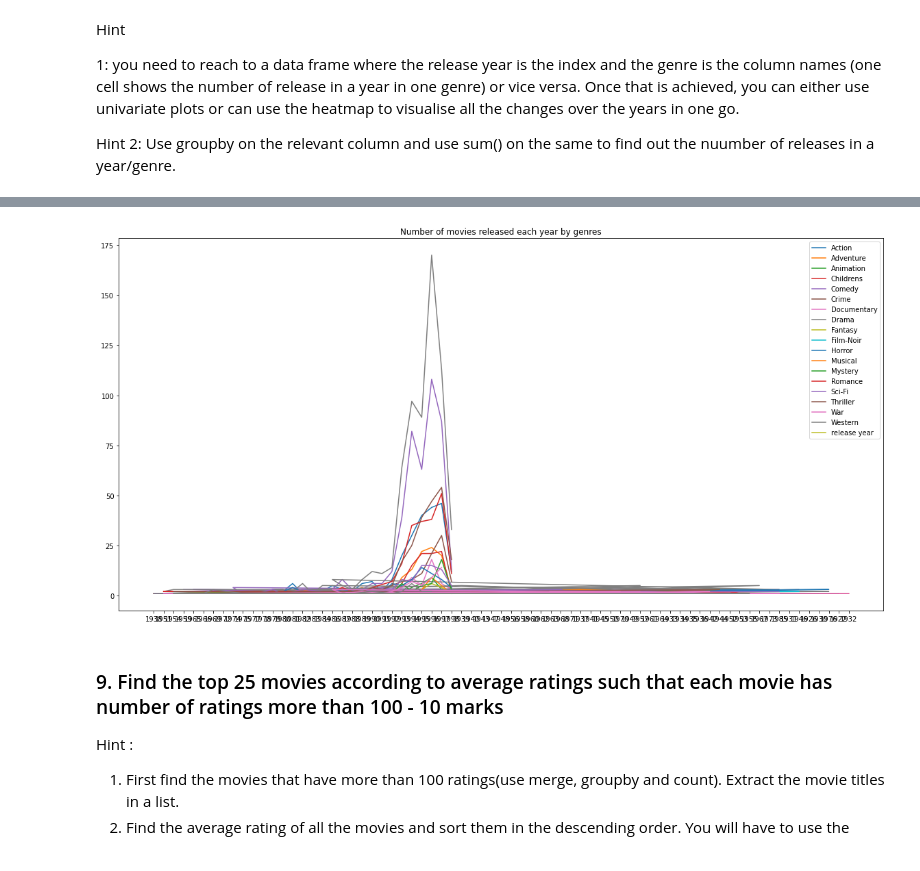
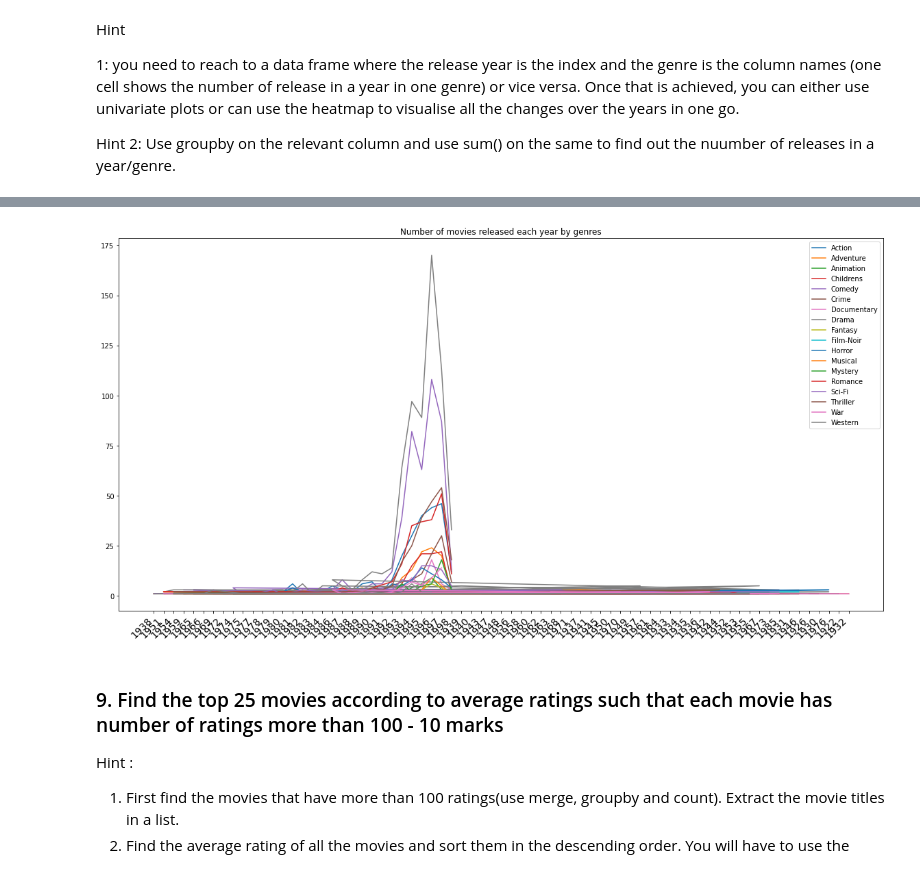
Before and after one commit to qthanglee/UAT, a Jupyter notebook: movielens/movie_lens.ipynb, the cells around one changed output, grey strips where cells are left out. Drawn from its saved outputs; the diff is of its cells as text; code cells hidden in the pictures.

```diff
--- a/movielens/movie_lens.ipynb
+++ b/movielens/movie_lens.ipynb
@@ -112,10 +112,3 @@ Western         0
 dtype: int64
 # %% [markdown]
 #### 4. Find the number of movies per genre using the item data - 5 marks
-# %%
-def get_genres():
-    genre_list = []
-    for idx in range(4, len(df_movie.columns)):
-        genre_list.append(df_movie.columns[idx])
-    return genre_list
-genres_list
@@ -178,0 +154,4 @@ Name: movie title, Length: 1658, dtype: bool
+# %%
+df_movie['total_genres'] = df_movie.loc[:,'Action':'Western'].sum(axis=1)
+df_movie_multiple_genres_filtered = df_movie[df_movie['total_genres'] > 1]
+df_movie_multiple_genres_filtered[['movie title','total_genres']]
@@ -241,3 +239,11 @@ Once that is achieved, you can either use univariate plots or can use the heatma
 in one go.
 
 Hint 2: Use groupby on the relevant column and use sum() on the same to find out the nuumber of releases in a year/genre.
+# %%
+def get_year_from_str(dt_as_str):
+    return dt_as_str.split('-')[2]
+# %%
+df_movie['release year'] = df_movie2['release date'].apply(lambda x: get_year_from_str(x))
+df_gene_by_year = df_movie.groupby('release year').sum()
+df_gene_by_year.drop(columns ='movie id').T
+df_gene_by_year
@@ -244,20 +270,22 @@ Hint 2: Use groupby on the relevant column and use sum() on the same to find out
 # %%
 plt.figure(figsize=(20,10))
-df_movie['release year'] = df_movie['release date'].apply(lambda x: x.split('-')[2])
-genres_list = []
-for idx in range(4, len(df_movie.columns)):
-    genres_list.append(df_movie.columns[idx])
+df_movie['release year'] = df_movie['release date'].apply(lambda x: get_year_from_str(x))
+genres_list = df_movie.loc[:,"Action": "Western"]
 for genre in genres_list:
     df_genre = df_movie[df_movie[genre]==1][['release year', 'movie id']]
-
     df_genre = df_genre.groupby(['release year']).count().reset_index().rename(columns={'release year':'year', 'movie id':'#movies'})
-
     plt.plot(df_genre['year'], df_genre['#movies'], label=genre)
 plt.title('Number of movies released each year by genres')
+plt.xticks(
+    rotation=45,
+    horizontalalignment='right',
+    fontweight='light',
+    fontsize='x-large'
+)
 plt.legend()
 plt.show()
 # %% [output]
-[figure, old version]
+[figure, new version]
 # %% [markdown]
 ### 9. Find the top 25 movies according to average ratings such that each movie has number of ratings more than 100 - 10 marks
 
```
Also changed, not shown: parts of 7 cells of this notebook.
